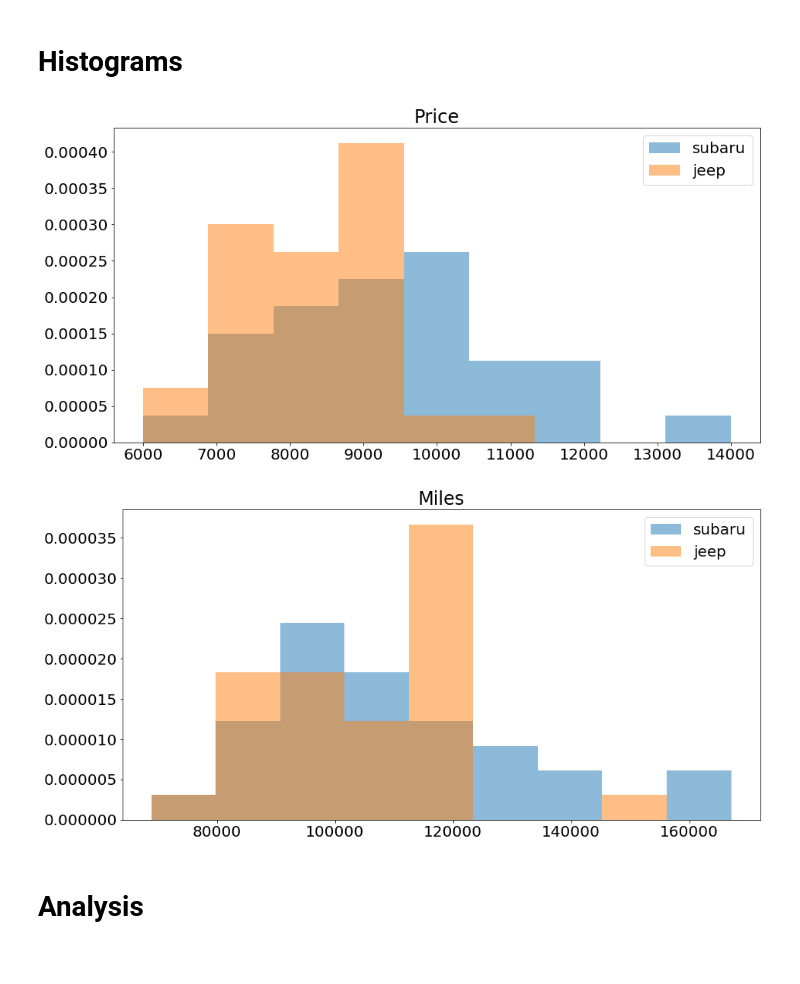
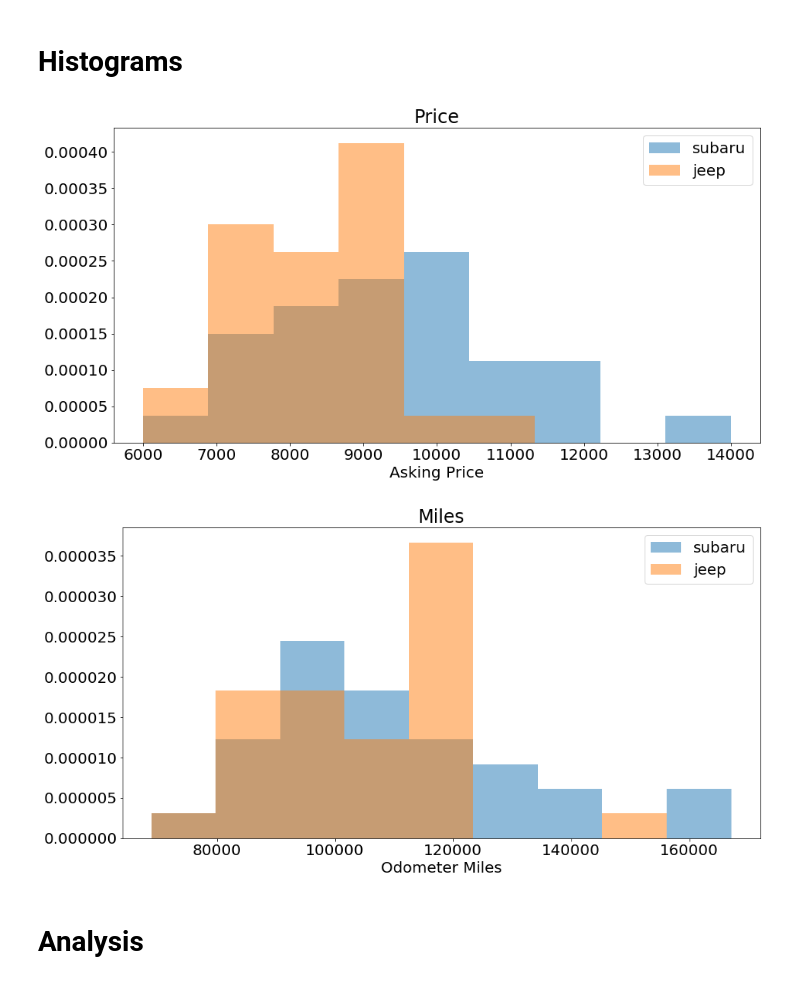
Before and after one commit to djdebonis/jeep_subaru, a Jupyter notebook: jeepsubaruanalysis.ipynb, the cells around one changed output. Saved outputs shown, nothing was run; the diff lists cells and outputs as text; code cells hidden in the pictures.

```diff
--- a/jeepsubaruanalysis.ipynb
+++ b/jeepsubaruanalysis.ipynb
@@ -131,16 +131,19 @@ plt.show()
 # %%
 # create a histogram that groups ('bins') the Jeep vs. Subaru according to price
 nbins = 10
 prices = np.concatenate((subaru_price, jeep_price))
 mn, mx = np.min(prices), np.max(prices)
 my_bins = np.linspace(mn, mx, nbins)
 plt.hist(subaru_price, bins=my_bins, alpha=0.5, label='subaru', density=True)
 plt.hist(jeep_price, bins=my_bins, alpha=0.5, label='jeep', density=True)
+
+plt.xlabel('Asking Price')
 plt.legend()
 plt.title('Price')
+
 plt.show()
 # %% [output]
-[figure, old version]
+[figure, new version]
 # %%
 # create a histogram that groups ('bins') Jeep vs. Subaru according to miles
 nbins = 10
@@ -149,11 +152,14 @@ mn, mx = np.min(miles), np.max(miles)
 my_bins = np.linspace(mn, mx, nbins)
 plt.hist(subaru_miles, bins=my_bins, alpha=0.5, label='subaru', density=True)
 plt.hist(jeep_miles, bins=my_bins, alpha=0.5, label='jeep', density=True)
+
+plt.xlabel('Odometer Miles')
 plt.legend()
 plt.title('Miles')
+
 plt.show()
 # %% [output]
-[figure, old version]
+[figure, new version]
 # %% [markdown]
 # Analysis
 # %% [markdown]
```
Also changed, not shown: parts of 10 cells of this notebook, 1 other file.
